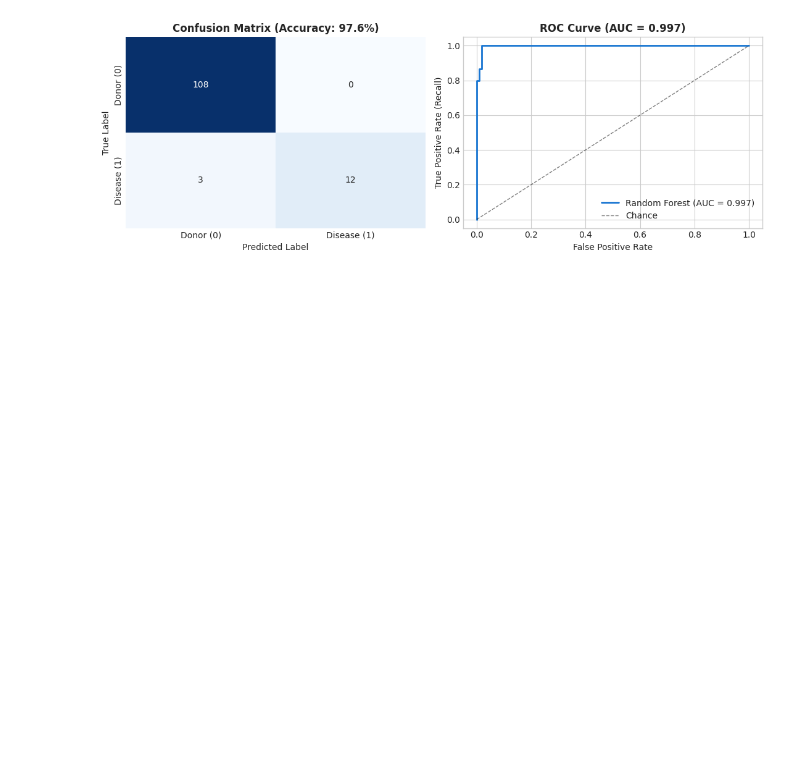
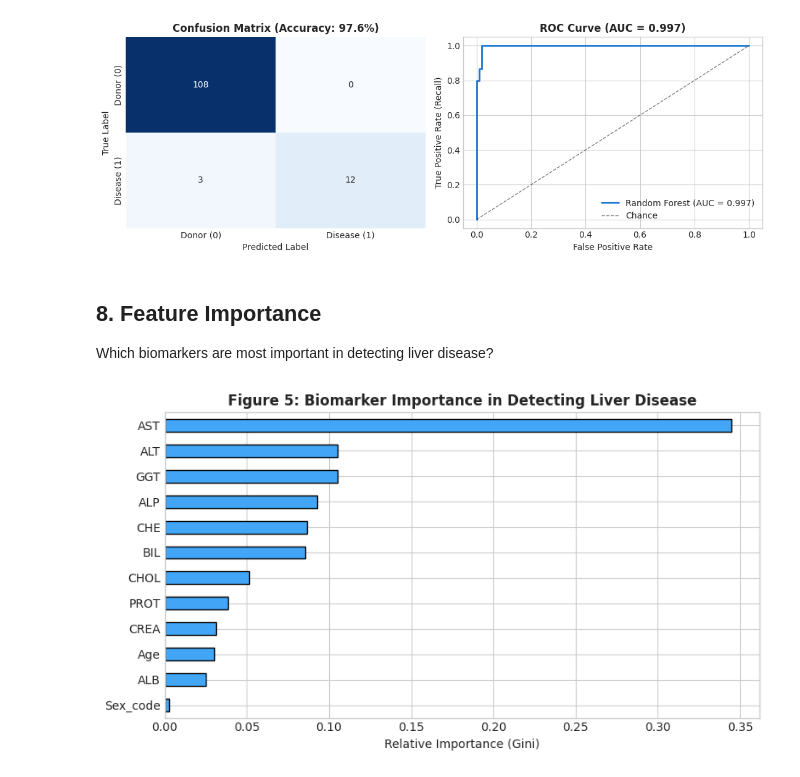
Before and after one commit to RohanVashisht1234/hepato-pattern-ml, a Jupyter notebook: Notebook.ipynb, the cells around one changed output. Cells and saved outputs as stored; diff of their text form; code cells hidden in the pictures; blank space fills up the shorter version.

Commit message:
feat(interpret): analyze biomarker importance and Gini impurity metrics

```diff
--- a/Notebook.ipynb
+++ b/Notebook.ipynb
@@ -695,3 +695,32 @@ plt.tight_layout()
 plt.show()
 # %% [output]
 [figure]
+# %% [markdown]
+## 8. Feature Importance
+Which biomarkers are most important in detecting liver disease?
+# %%
+# Figure 5: Feature Importances
+random_forest_classifier = random_forest_full_pipeline.named_steps['classifier']
+
+feature_importances = pd.Series(
+    random_forest_classifier.feature_importances_,
+    index=full_feature_names
+).sort_values(ascending=True)
+
+plt.figure(figsize=(8, 4.5))
+feature_importances.plot(
+    kind='barh',
+    color='#42A5F5',
+    edgecolor='black'
+)
+
+plt.title(
+    'Figure 5: Biomarker Importance in Detecting Liver Disease',
+    fontweight='bold'
+)
+
+plt.xlabel('Relative Importance (Gini)')
+plt.tight_layout()
+plt.show()
+# %% [output]
+[figure, added]
```
